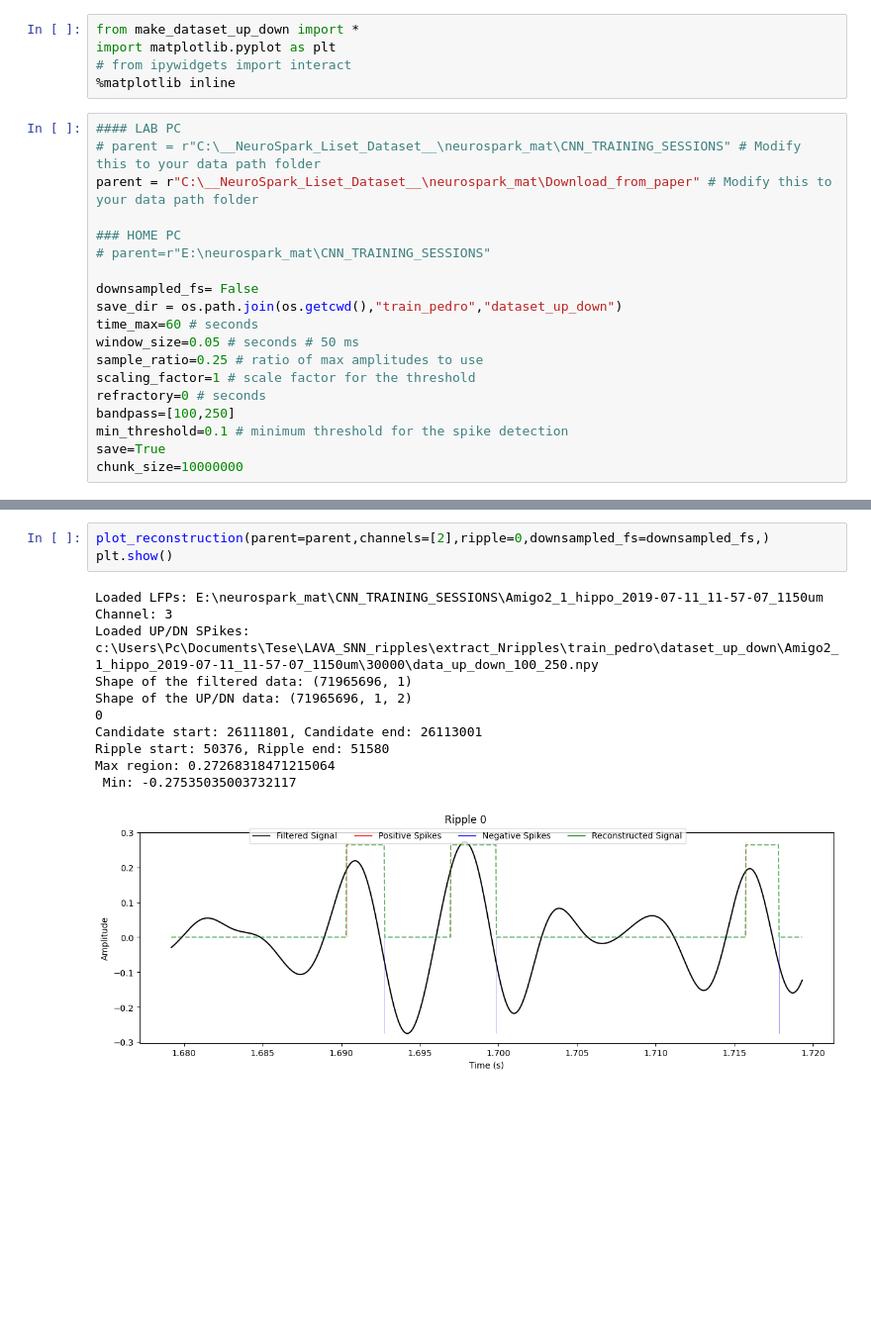
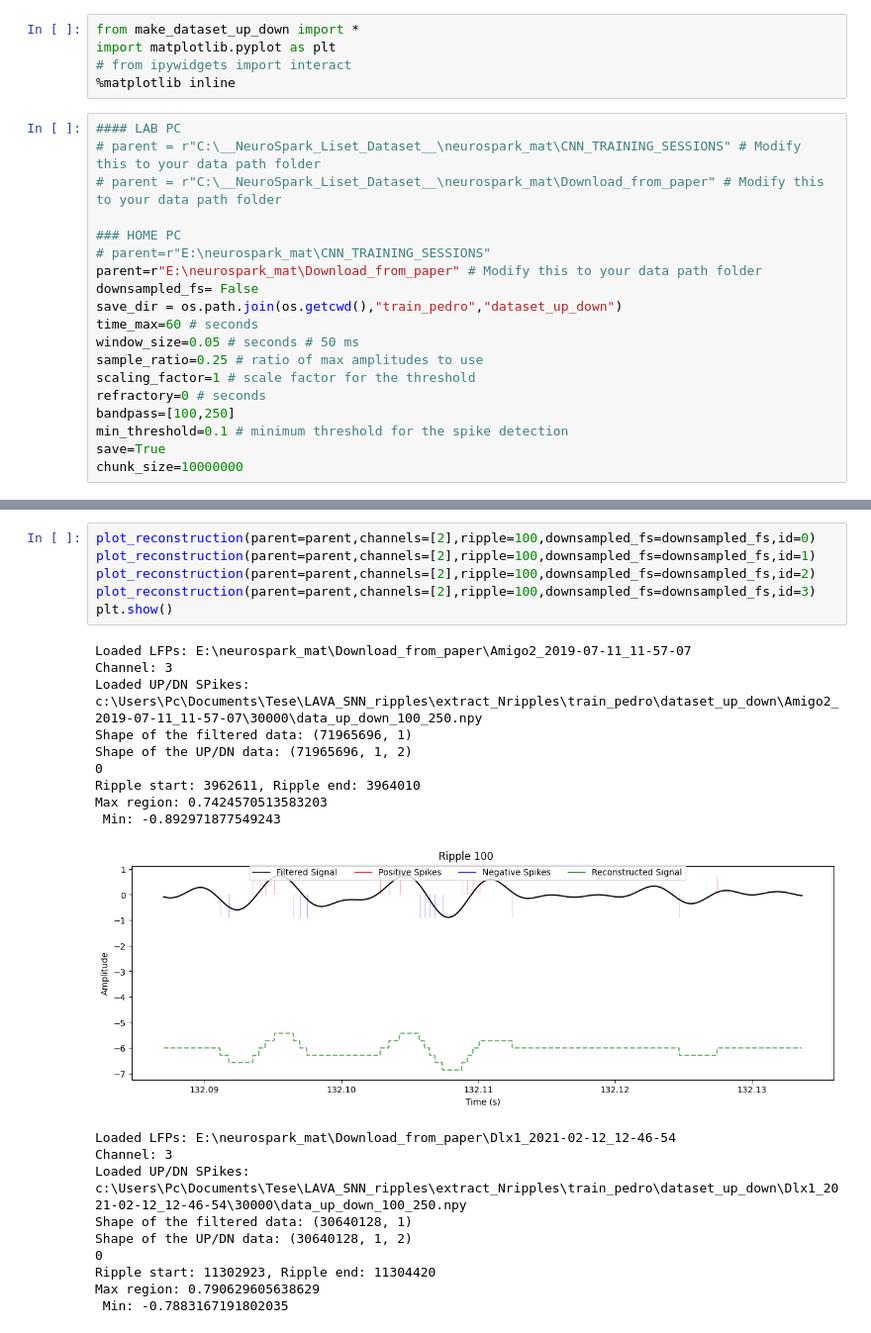
Before and after one commit to pedrofurrix/LAVA_SNN_ripples, a Jupyter notebook: extract_Nripples/evaluate_reconstruction.ipynb, the cells around one changed output, grey strips where cells are left out. Shown at 99% size. Cells and saved outputs as stored; diff of their text form; blank space fills up the shorter version.

```diff
--- a/extract_Nripples/evaluate_reconstruction.ipynb
+++ b/extract_Nripples/evaluate_reconstruction.ipynb
@@ -6,11 +6,11 @@ import matplotlib.pyplot as plt
 # %%
 #### LAB PC
 # parent = r"C:\__NeuroSpark_Liset_Dataset__\neurospark_mat\CNN_TRAINING_SESSIONS" # Modify this to your data path folder
-parent = r"C:\__NeuroSpark_Liset_Dataset__\neurospark_mat\Download_from_paper" # Modify this to your data path folder
+# parent = r"C:\__NeuroSpark_Liset_Dataset__\neurospark_mat\Download_from_paper" # Modify this to your data path folder
 
 ### HOME PC
 # parent=r"E:\neurospark_mat\CNN_TRAINING_SESSIONS"
-
+parent=r"E:\neurospark_mat\Download_from_paper" # Modify this to your data path folder
 downsampled_fs= False
 save_dir = os.path.join(os.getcwd(),"train_pedro","dataset_up_down")
 time_max=60 # seconds
@@ -48,15 +66,26 @@ Saved DOWNsampled UP-DOWN DataSet - Thy7_2020-11-11_16-05-00
 # %%
-plot_reconstruction(parent=parent,channels=[2],ripple=0,downsampled_fs=downsampled_fs,)
+plot_reconstruction(parent=parent,channels=[2],ripple=100,downsampled_fs=downsampled_fs,id=0)
+plot_reconstruction(parent=parent,channels=[2],ripple=100,downsampled_fs=downsampled_fs,id=1)
+plot_reconstruction(parent=parent,channels=[2],ripple=100,downsampled_fs=downsampled_fs,id=2)
+plot_reconstruction(parent=parent,channels=[2],ripple=100,downsampled_fs=downsampled_fs,id=3)
 plt.show()
 # %% [output]
-Loaded LFPs: E:\neurospark_mat\CNN_TRAINING_SESSIONS\Amigo2_1_hippo_2019-07-11_11-57-07_1150um
+Loaded LFPs: E:\neurospark_mat\Download_from_paper\Amigo2_2019-07-11_11-57-07
 Channel: 3
-Loaded UP/DN SPikes: c:\Users\Pc\Documents\Tese\LAVA_SNN_ripples\extract_Nripples\train_pedro\dataset_up_down\Amigo2_1_hippo_2019-07-11_11-57-07_1150um\30000\data_up_down_100_250.npy
+Loaded UP/DN SPikes: c:\Users\Pc\Documents\Tese\LAVA_SNN_ripples\extract_Nripples\train_pedro\dataset_up_down\Amigo2_2019-07-11_11-57-07\30000\data_up_down_100_250.npy
 Shape of the filtered data: (71965696, 1)
 Shape of the UP/DN data: (71965696, 1, 2)
 0
-Candidate start: 26111801, Candidate end: 26113001
-Ripple start: 50376, Ripple end: 51580
-Max region: 0.27268318471215064
- Min: -0.27535035003732117
+Ripple start: 3962611, Ripple end: 3964010
+Max region: 0.7424570513583203
+ Min: -0.892971877549243
-[figure, old version]
+[figure, new version]
+Loaded LFPs: E:\neurospark_mat\Download_from_paper\Dlx1_2021-02-12_12-46-54
+Channel: 3
+Loaded UP/DN SPikes: c:\Users\Pc\Documents\Tese\LAVA_SNN_ripples\extract_Nripples\train_pedro\dataset_up_down\Dlx1_2021-02-12_12-46-54\30000\data_up_down_100_250.npy
+Shape of the filtered data: (30640128, 1)
+Shape of the UP/DN data: (30640128, 1, 2)
+0
+Ripple start: 11302923, Ripple end: 11304420
+Max region: 0.790629605638629
+ Min: -0.7883167191802035
```
Also changed, not shown: parts of 5 cells of this notebook, 4 other files.
